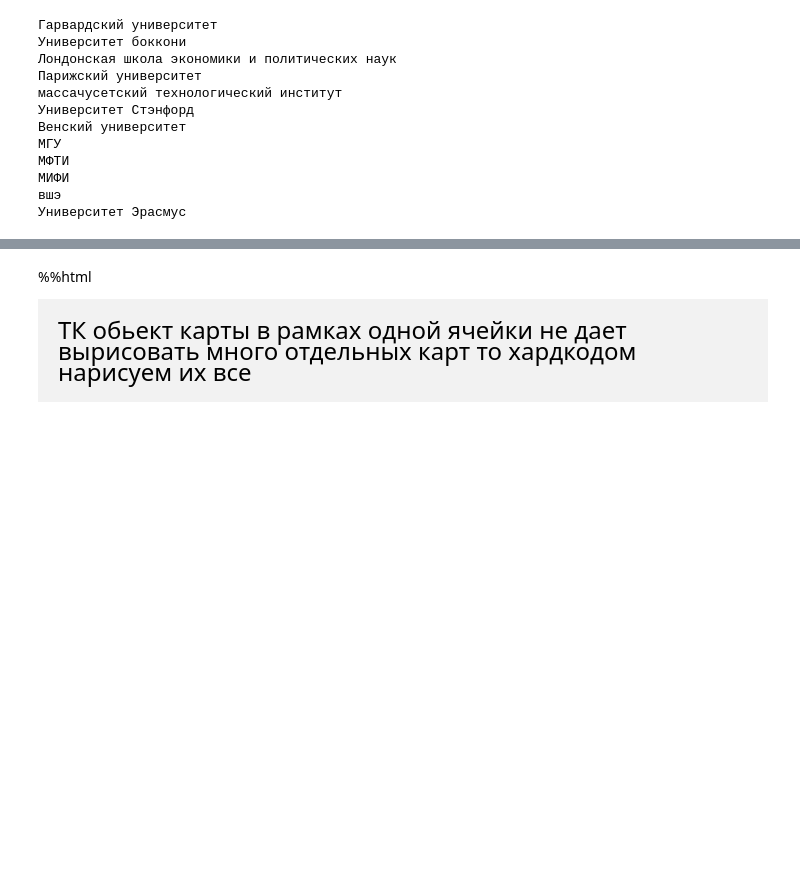
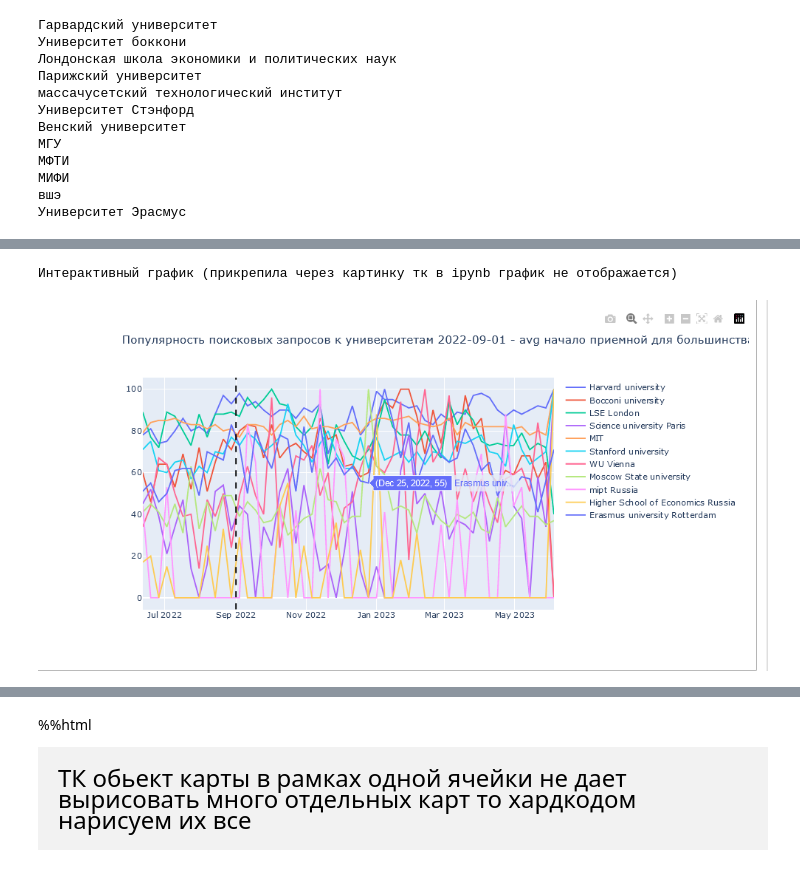
Before and after one commit to oskvorcova/olga_skvorcova, a Jupyter notebook: university_trends.ipynb, the cells around one changed output, grey strips where cells are left out. Drawn from its saved outputs; the diff is of its cells as text; code cells hidden in the pictures; blank space fills up the shorter version.

```diff
--- a/university_trends.ipynb
+++ b/university_trends.ipynb
@@ -182,6 +182,13 @@ fig = go.Figure(data=data, layout=layout)
 fig.add_vline(x='2022-09-01', line_dash='dash', line_color='black')
 # %% [output]
 [interactive output not drawn]
+# %%
+from IPython.display import Image
+print('Интерактивный график (прикрепила через картинку тк в ipynb график не отображается)')
+Image("data.png", width=3200, height=2400)
+# %% [output]
+Интерактивный график (прикрепила через картинку тк в ipynb график не отображается)
+[figure, added]
 # %%
 # Нарисыем графики по отдельности для университета
 for x in (kw_list):
```
Also changed, not shown: parts of 1 cell of this notebook.
